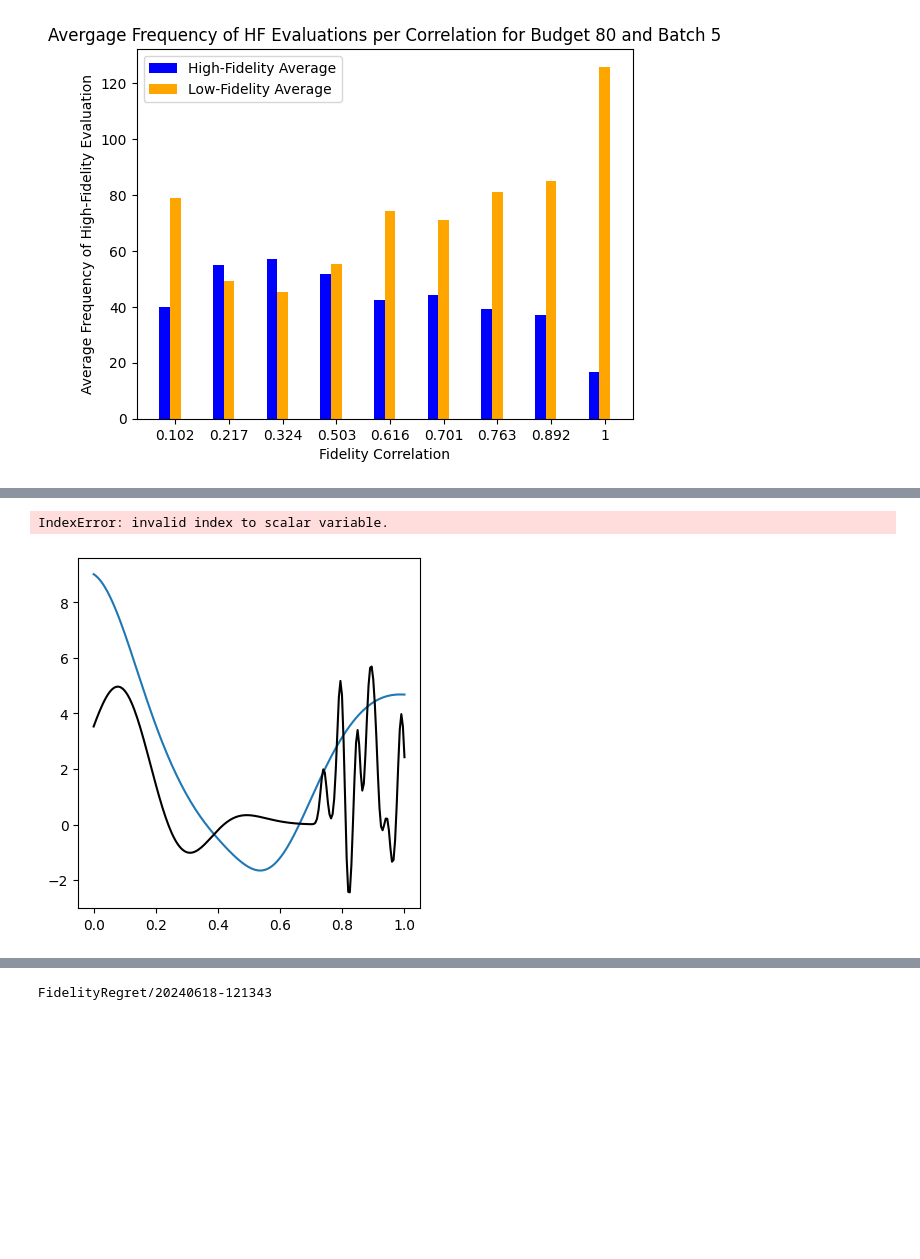
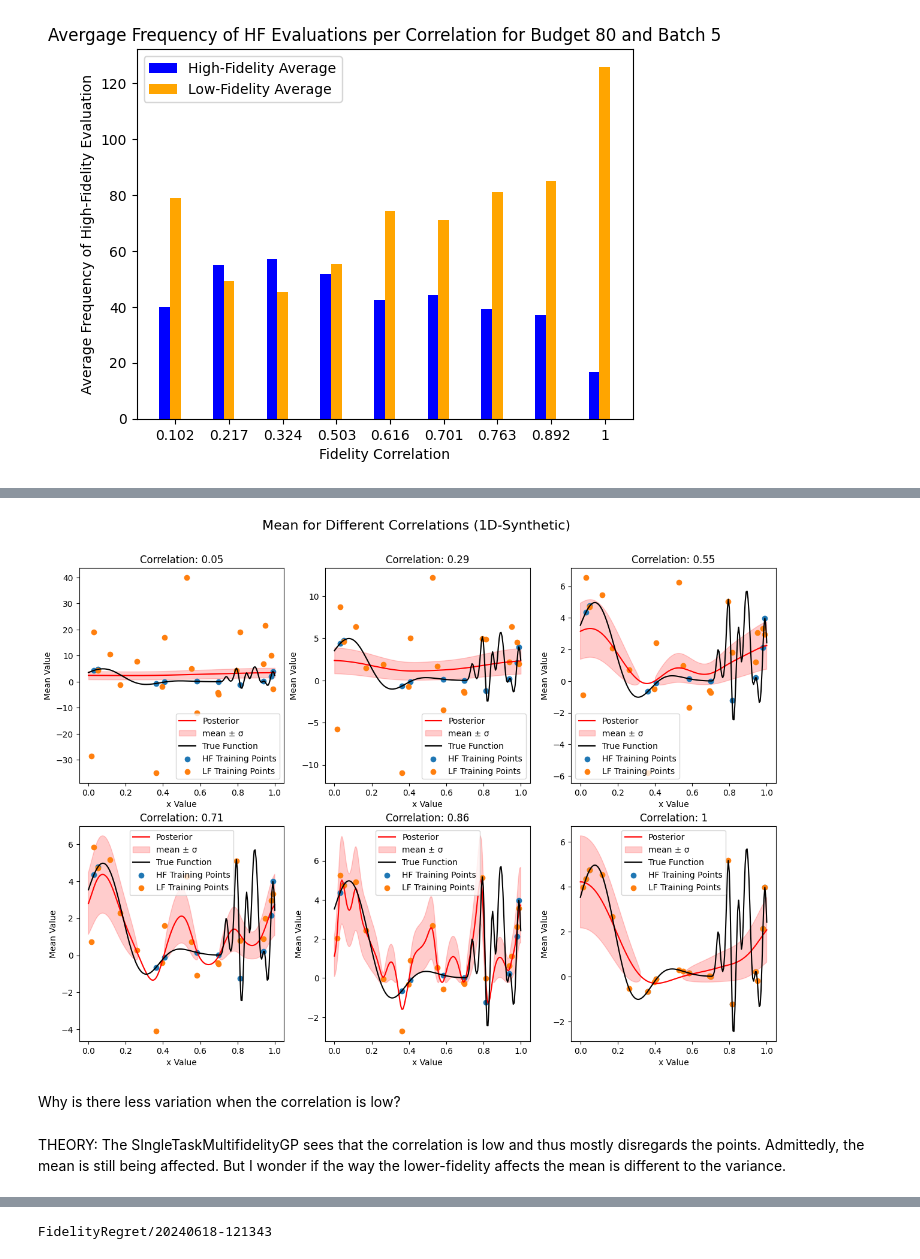
Before and after one commit to kernelCruncher/MFBO, a Jupyter notebook: notebooks/MESSyntheticFunction.ipynb, the cells around one changed output, grey strips where cells are left out. Saved outputs shown, nothing was run; the diff lists cells and outputs as text; code cells hidden in the pictures; blank space fills up the shorter version.

```diff
--- a/notebooks/MESSyntheticFunction.ipynb
+++ b/notebooks/MESSyntheticFunction.ipynb
@@ -532,9 +632,9 @@ def plot_target_per_iteration(domain, train_x_full, train_obj, iteration_no):
 
 def plot_target_per_iteration_range(domain, train_x_full, train_obj, iteration_range, title, figsize):
     figure = plt.figure(figsize=figsize)
-    no_of_rows = math.ceil(len(iteration_range) / 3)
+    no_of_rows = math.ceil(len(iteration_range) / 5)
     for id, image_no in enumerate(range(len(iteration_range))):
-        plt.subplot(no_of_rows, 3, id + 1)
+        plt.subplot(no_of_rows, 5, id + 1)
         plot_target_per_iteration(domain, train_x_full, train_obj, iteration_range[image_no])
     plt.suptitle(title,  size=16)
     plt.subplots_adjust(top=0.95)
@@ -546,7 +646,7 @@ for key in modelDict:
         modelDict[key][1],
         # [5, 10, 20,  30,  40, 50, 60, 70, len(modelDict[key][0])],
         np.linspace(4, len(modelDict[key][0]), 10, dtype=int),
-        f'{key}: Domain with size {int(len(domain)/2)} and Budget {ALLOCATED_BUDGET}',
-        figsize=(16, 18)
+        f'{key}: Domain-size {int(len(domain)/2)} and Budget {ALLOCATED_BUDGET}',
+        figsize=(16, 16)
         )
 # %% [output]
@@ -852,12 +1066,15 @@ plot_instantaneous_and_cumulative_regret_batch(domain, searchDictBatch, f'Domain
 # %% [markdown]
 ## Investigate Effect of Correlation Between High and Low Fidelities
 # %%
-def create_correlation_dict(no_points, corr_parameters):
+def create_correlation_dict(no_points, corr_parameters, resample=False):
     range_100 = np.linspace(0, 1, no_points)
     high_fid = np.array([ rkhs_synth(x) for x in range_100])
     corr_dict = {'base': range_100, '1': high_fid}
     gaussian_noise = np.array([random.gauss(0, 50) for x in range(0, no_points) ])
     for n in corr_parameters:
+        # The resample paramter allows us to create totally new gaussian noise for each cor-paramter.
+        # Useful if we want to run the same correlation multiple times , like 0.1 say, that exhibit unusual behaviour.
+        gaussian_noise = np.array([random.gauss(0, 50) for x in range(0, no_points) ]) if resample else gaussian_noise
         low_fid = np.add(high_fid, 1/n * gaussian_noise)
         correlation = np.corrcoef(high_fid, low_fid)[0,1]
         corr_dict[str(correlation)] = low_fid
@@ -1013,9 +1226,11 @@ from botorch.models.transforms.outcome import Standardize
 from botorch import fit_gpytorch_mll
 
 def create_kernel_dictionary(corr_dictionary, eval_points_size=5, lf_train_points_size = 20, all_evaluation=False):
+    # The evaluation points determine how many points are evaluated for the visualisation. These are not the points the model is trained on.
     evaluation_points_indices = []
     space_size_int = len(corr_dictionary['base'])
     space_size = range(space_size_int)
+    # all_evaluation evaluates the whole space, not just a subset
     if all_evaluation:
         evaluation_points_indices = list(space_size)
     else:
@@ -1045,7 +1260,7 @@ def create_kernel_dictionary(corr_dictionary, eval_points_size=5, lf_train_point
         fit_gpytorch_mll(mll)
         posterior = model.posterior(torch.tensor(np.array(evaluation_points)))
         mean = posterior.mean.detach()
-        var = posterior.variance
+        var = posterior.variance.detach()
         kernel_dictionary[key] = [mean, var]
     fileName = save_dictionary(kernel_dictionary, root='kernel_dictionary')
     return kernel_dictionary, evaluation_points_indices, lf_train_points_indices, hf_train_points_indices, corr_dict_keys, fileName
@@ -1078,19 +1293,27 @@ plt.show()
 # %%
 kernel_dictionary, evaluation_points_indices, lf_train_points_indices, hf_train_points_indices, corr_dict_keys, fileName \
 = create_kernel_dictionary(corr_dictionary, all_evaluation=True)
 figure = plt.figure(figsize=(15,10))
 no_of_rows = math.ceil(len(kernel_dictionary.keys()) / 3)
 for index, key in enumerate(corr_dict_keys):
+    upper_bound = [kernel_dictionary[key][0][i].item() + np.sqrt(kernel_dictionary[key][0][i]).item() for i in range(len(corr_dictionary['base']))]
+    lower_bound  = [kernel_dictionary[key][0][i].item() - np.sqrt(kernel_dictionary[key][0][i]).item() for i in range(len(corr_dictionary['base']))]
+
     plt.subplot(no_of_rows, 3, index + 1)
-    plt.plot(corr_dictionary['base'][evaluation_points_indices], kernel_dictionary[key][0].detach().flatten(), label= corr_dict_keys[index][:3])
+    plt.plot(corr_dictionary['base'][evaluation_points_indices], kernel_dictionary[key][0].detach().flatten(), label= f'Posterior', color='red')
+    plt.fill_between(x=corr_dictionary['base'], y1=lower_bound, y2=upper_bound, color='red', alpha=0.2, label=f'mean \xb1 \u03C3')
     plt.plot(corr_dictionary['base'], corr_dictionary['1'], color='black', label='True Function')
-    plt.scatter(corr_dictionary['base'][hf_train_points_indices], corr_dictionary['1'][0][hf_train_points_indices].detach().flatten(), label = 'HF Training Points')
-    plt.scatter(corr_dictionary['base'][lf_train_points_indices], corr_dictionary[key][0][lf_train_points_indices].detach().flatten(), label = 'LF Training Points')
+    plt.scatter(corr_dictionary['base'][hf_train_points_indices], corr_dictionary['1'][hf_train_points_indices], label = 'HF Training Points')
+    plt.scatter(corr_dictionary['base'][lf_train_points_indices], corr_dictionary[key][lf_train_points_indices], label = 'LF Training Points')
     plt.xlabel('x Value')
     plt.ylabel('Mean Value')
-    plt.legend(title='Correlation')
+    plt.title(f'Correlation: {key[:4]}')
+    plt.legend()
 plt.suptitle('Mean for Different Correlations (1D-Synthetic)', size=16)
-plt.subplots_adjust(top=0.95)
+plt.subplots_adjust(top=0.90)
 # %% [output]
-IndexError: invalid index to scalar variable.
-[figure, old version]
+[figure, new version]
+# %% [markdown]
+Why is there less variation when the correlation is low?
+# %% [markdown]
+THEORY: The SIngleTaskMultifidelityGP sees that the correlation is low and thus mostly disregards the points. Admittedly, the mean is still being affected. But I wonder if the way the lower-fidelity affects the mean is different to the variance.
```
Also changed, not shown: parts of 50 cells of this notebook.
